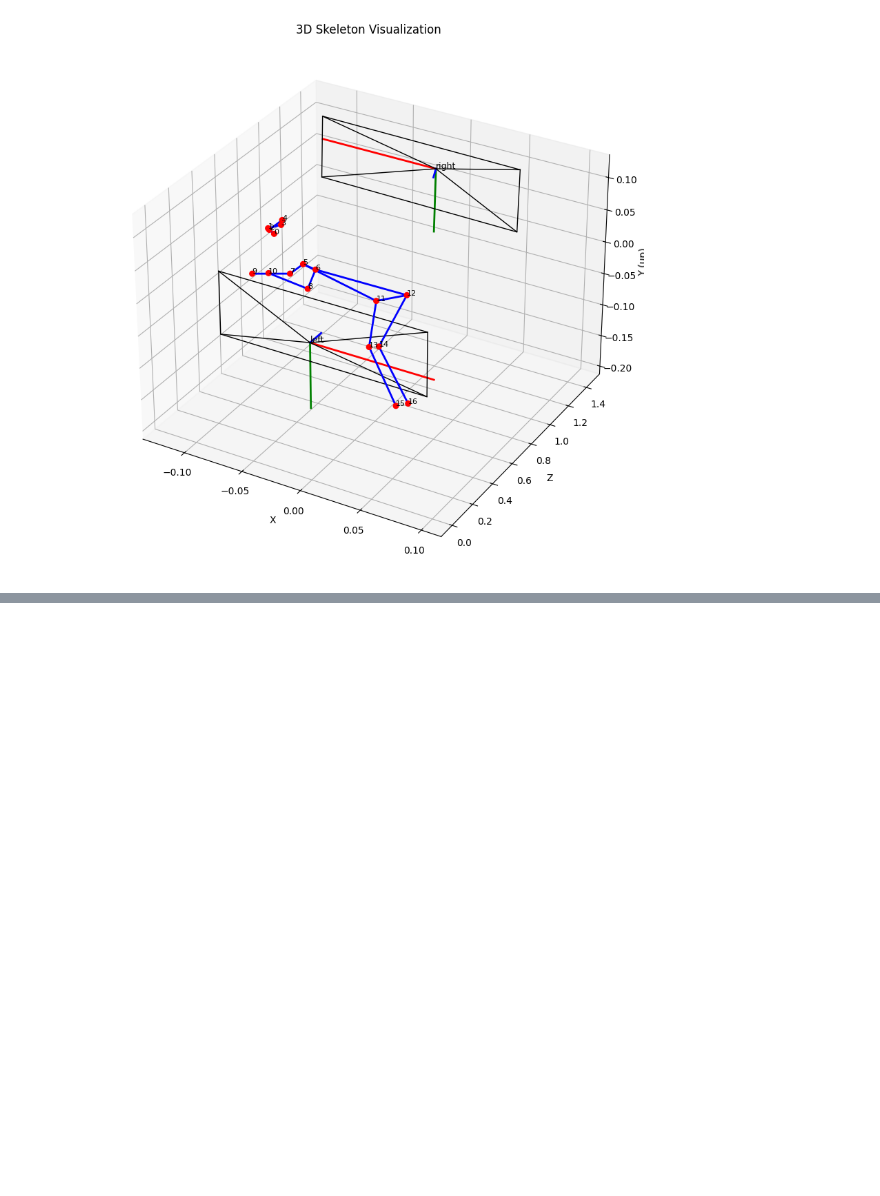
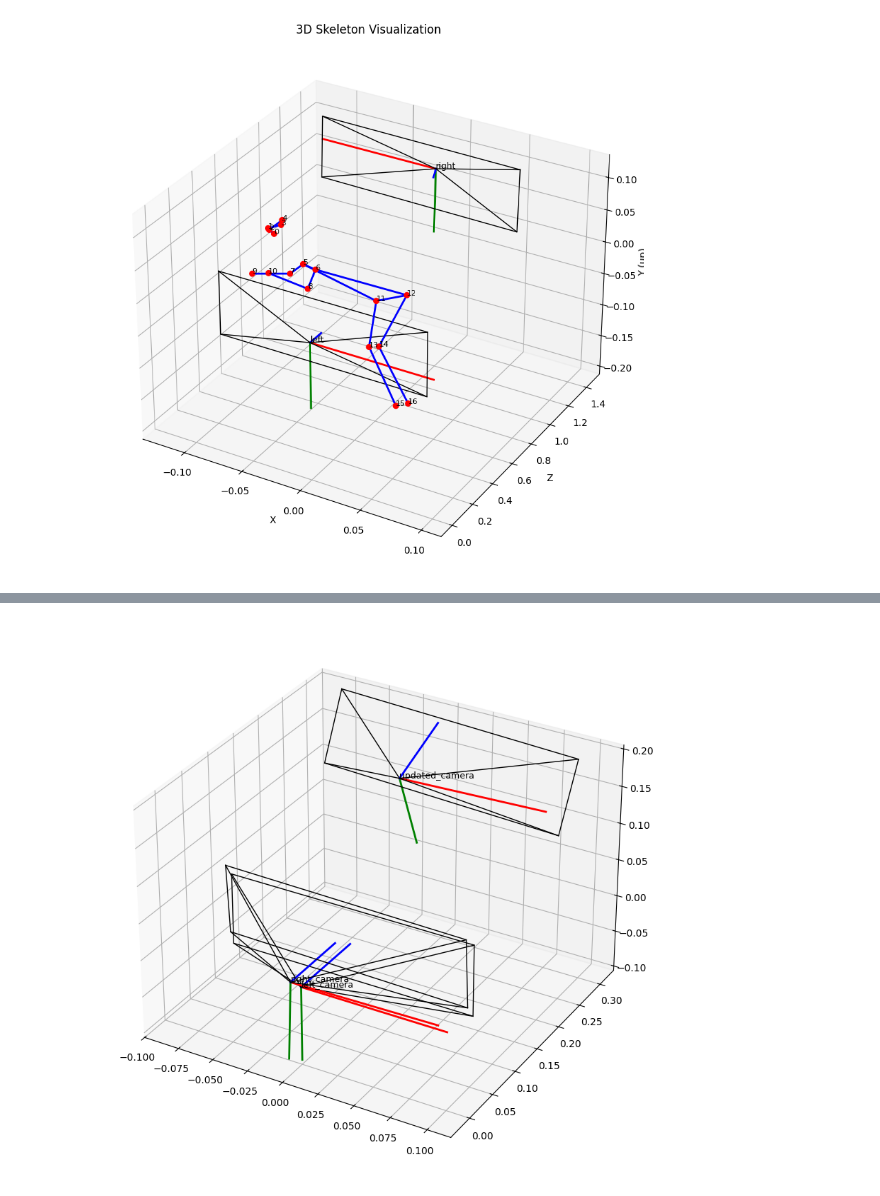
Before and after one commit to ChenKaiXuSan/Skiing_Analysis_PyTorch, a Jupyter notebook: analysis/vggt.ipynb, the cells around one changed output, grey strips where cells are left out. Cells and saved outputs as stored; diff of their text form; code cells hidden in the pictures; blank space fills up the shorter version.

```diff
--- a/analysis/vggt.ipynb
+++ b/analysis/vggt.ipynb
@@ -56,3 +56,5 @@ visualizer.draw_skeleton_3d(
 # %% [output]
 <Axes3D: title={'center': '3D Skeleton Visualization'}, xlabel='X', ylabel='Z', zlabel='Y (up)'>
 [figure]
+# %%
+one_sample = np.load("/workspace/code/logs/vggt/2025-12-06/06-40-49/multi_view/run_3/vggt_infer/frame_0088/predictions.npz", allow_pickle=True)
@@ -58,0 +472,42 @@ visualizer.draw_skeleton_3d(
+# %%
+from vggt.vis.skeleton_visualizer import SkeletonVisualizer
+
+visualizer = SkeletonVisualizer()
+
+left_extrinscit = one_sample['extrinsic'][0]
+right_extrinscit = one_sample['extrinsic'][1]
+
+
+left_R = left_extrinscit[:, 0:3]
+left_t = left_extrinscit[:, 3]
+
+right_R = right_extrinscit[:, 0:3]
+right_t = right_extrinscit[:, 3]
+
+fig = plt.figure(figsize=(10, 10))
+ax = fig.add_subplot(111, projection='3d')
+
+visualizer.draw_camera(
+	ax=ax,
+	R=left_R,
+	T=left_t,
+	label="left_camera",
+)
+
+visualizer.draw_camera(
+	ax=ax,
+	R=right_R,
+	T=right_t,
+	label="right_camera",
+)
+
+visualizer.draw_camera(
+	ax=ax,
+	R=R,
+	T=t,
+	label="updated_camera",
+)
+
+plt.show()
+# %% [output]
+[figure, added]
```
Also changed, not shown: parts of 7 cells of this notebook, 7 other files.
